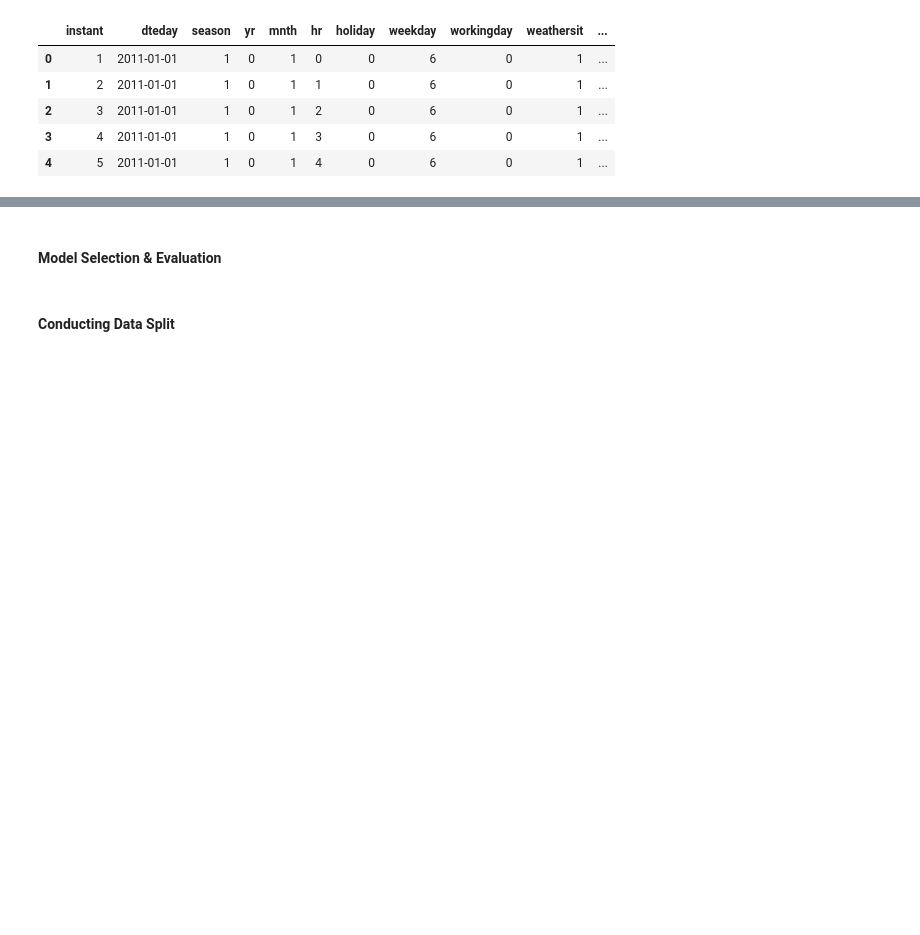
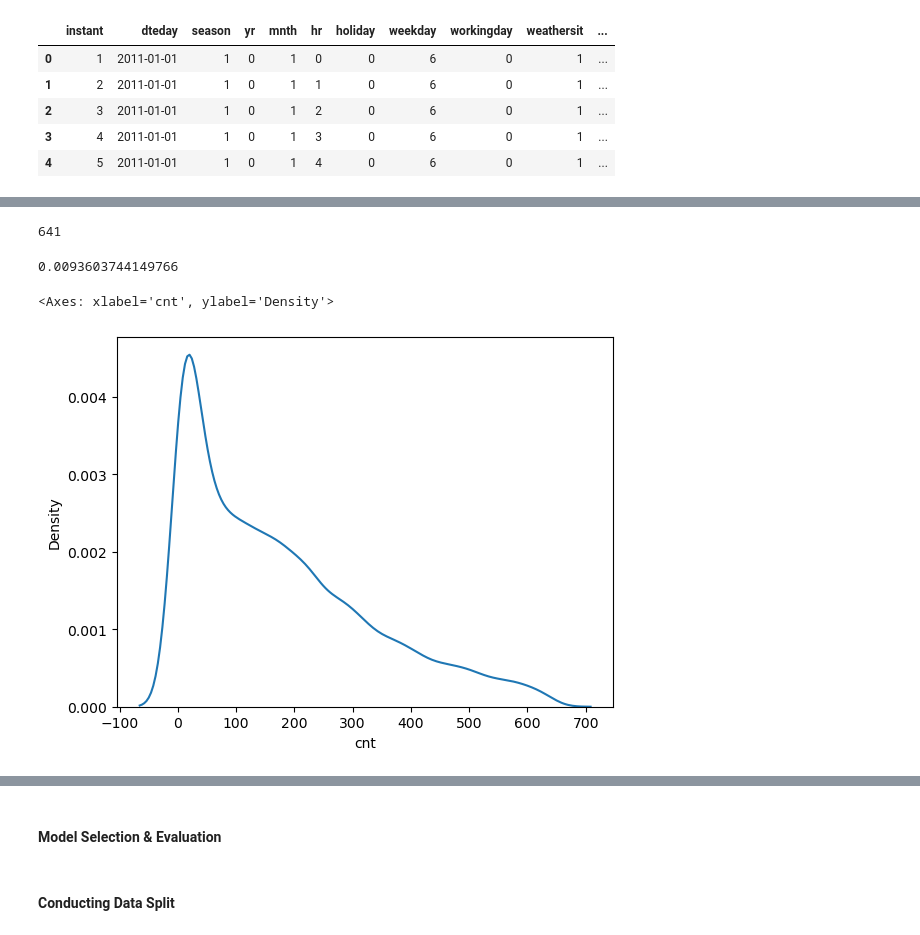
Before and after one commit to nis-23/Predicting-Bike-Rentals, a Jupyter notebook: notebooks/01-nishant-project_walkthrough.ipynb, the cells around one changed output, grey strips where cells are left out. Drawn from its saved outputs; the diff is of its cells as text; code cells hidden in the pictures; blank space fills up the shorter version.

```diff
--- a/notebooks/01-nishant-project_walkthrough.ipynb
+++ b/notebooks/01-nishant-project_walkthrough.ipynb
@@ -16,3 +66,16 @@ bike_rentals.head()
+# %%
+bike_rentals.cnt.max() - bike_rentals.cnt.min()
+# %% [output]
+641
+# %%
+6/641
+# %% [output]
+0.0093603744149766
+# %%
+sns.kdeplot(bike_rentals.cnt)
+# %% [output]
+<Axes: xlabel='cnt', ylabel='Density'>
+[figure, added]
 # %%
 bike_rentals.info()
 # %% [output]
```
Also changed, not shown: parts of 19 cells of this notebook, 2 other files.
